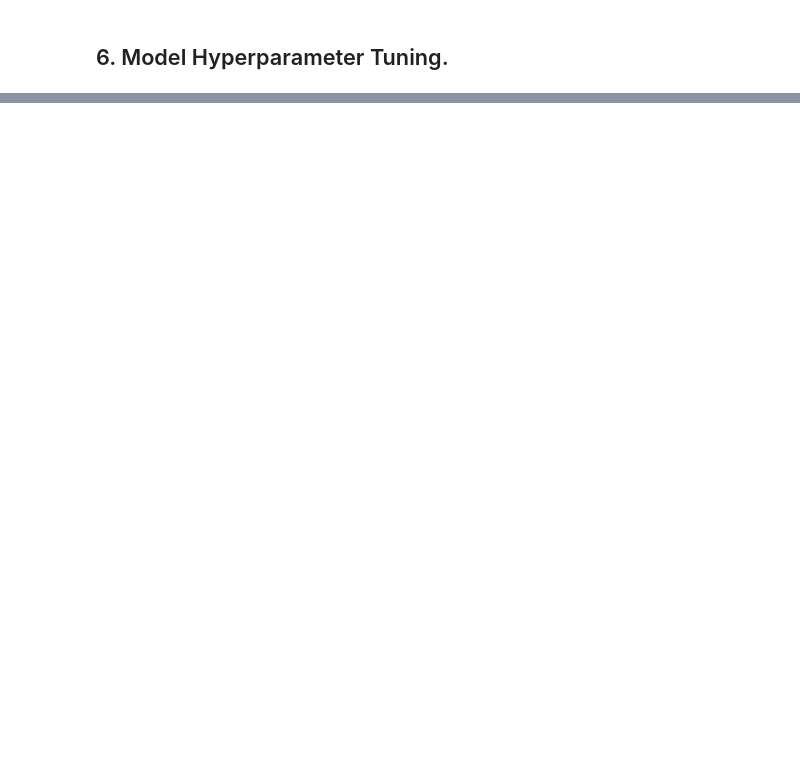
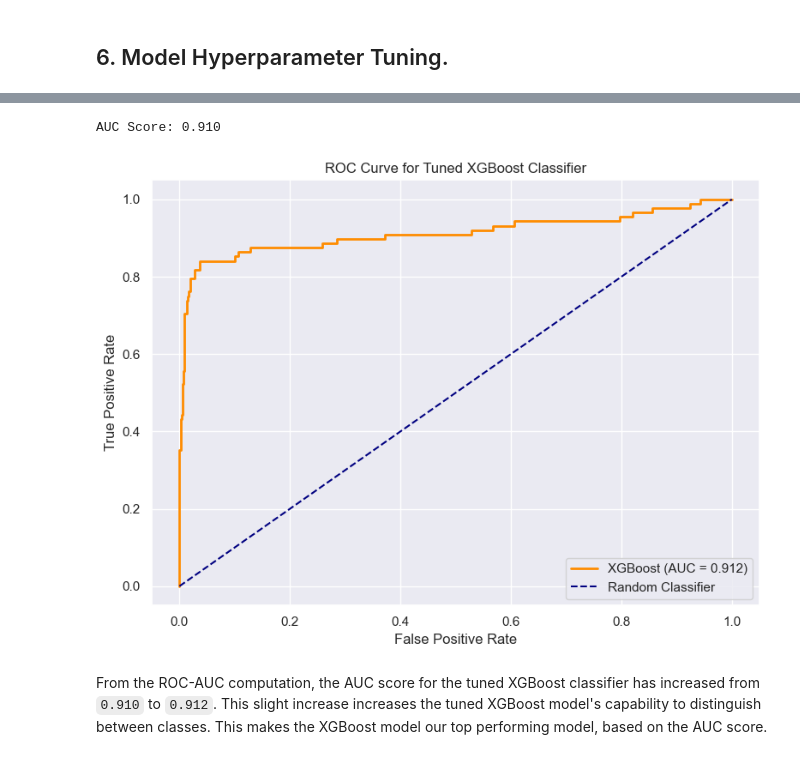
Before and after one commit to Patricknmaina/Phase-3-Project, a Jupyter notebook: index.ipynb, the cells around one changed output, grey strips where cells are left out. Saved outputs shown, nothing was run; the diff lists cells and outputs as text; code cells hidden in the pictures; blank space fills up the shorter version.

```diff
--- a/index.ipynb
+++ b/index.ipynb
@@ -1166,0 +1399,27 @@ From the plot, the most importnat features for the model are `Customer_Service_C
+# %%
+# predict probabilities for the positive class
+y_probs_xgb = xgb_model_tuned.predict_proba(X_test_scaled)[:, 1] # probsbility of class 1
+
+# compute the AUC score
+xgb_auc_score = roc_auc_score(y_test, y_probs_xgb)
+print(f"AUC Score: {gb_auc_score:.3f}")
+
+# compute the ROC curve
+fpr_xgb, tpr_xgb, thresholds = roc_curve(y_test, y_probs_xgb)
+
+# plot the ROC curve
+plt.figure(figsize=(8, 6))
+plt.plot(fpr_xgb, tpr_xgb, label=f"XGBoost (AUC = {xgb_auc_score:.3F})", color='darkorange', lw=2)
+plt.plot([0, 1], [0, 1], linestyle='--', color='navy', label='Random Classifier')
+plt.xlabel("False Positive Rate")
+plt.ylabel("True Positive Rate")
+plt.title("ROC Curve for Tuned XGBoost Classifier")
+plt.legend(loc='lower right')
+plt.grid(True)
+plt.tight_layout()
+plt.show()
+# %% [output]
+AUC Score: 0.910
+[figure, added]
+# %% [markdown]
+From the ROC-AUC computation, the AUC score for the tuned XGBoost classifier has increased from `0.910` to `0.912`. This slight increase increases the tuned XGBoost model's capability to distinguish between classes. This makes the XGBoost model our top performing model, based on the AUC score.
```
Also changed, not shown: parts of 19 cells of this notebook.
